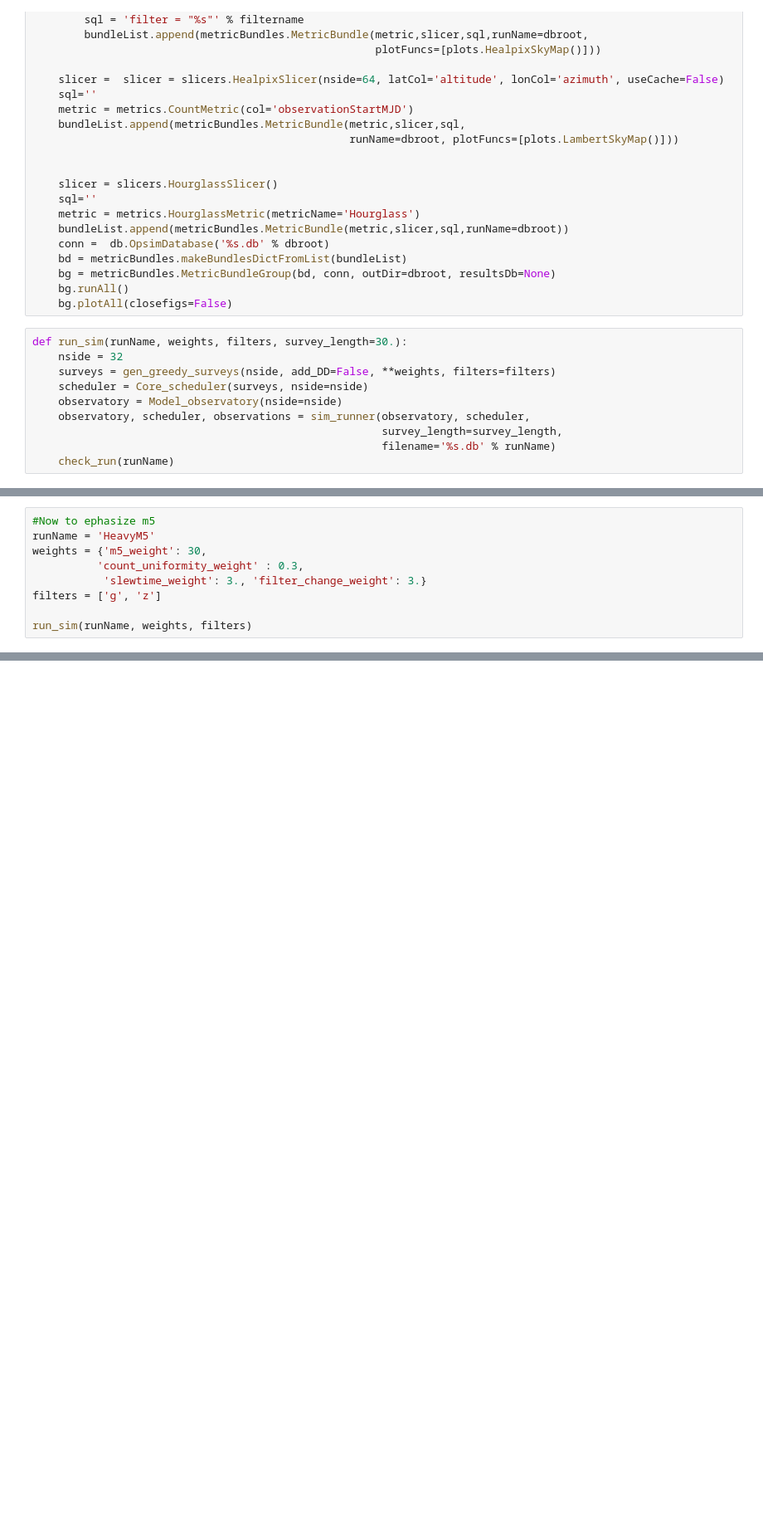
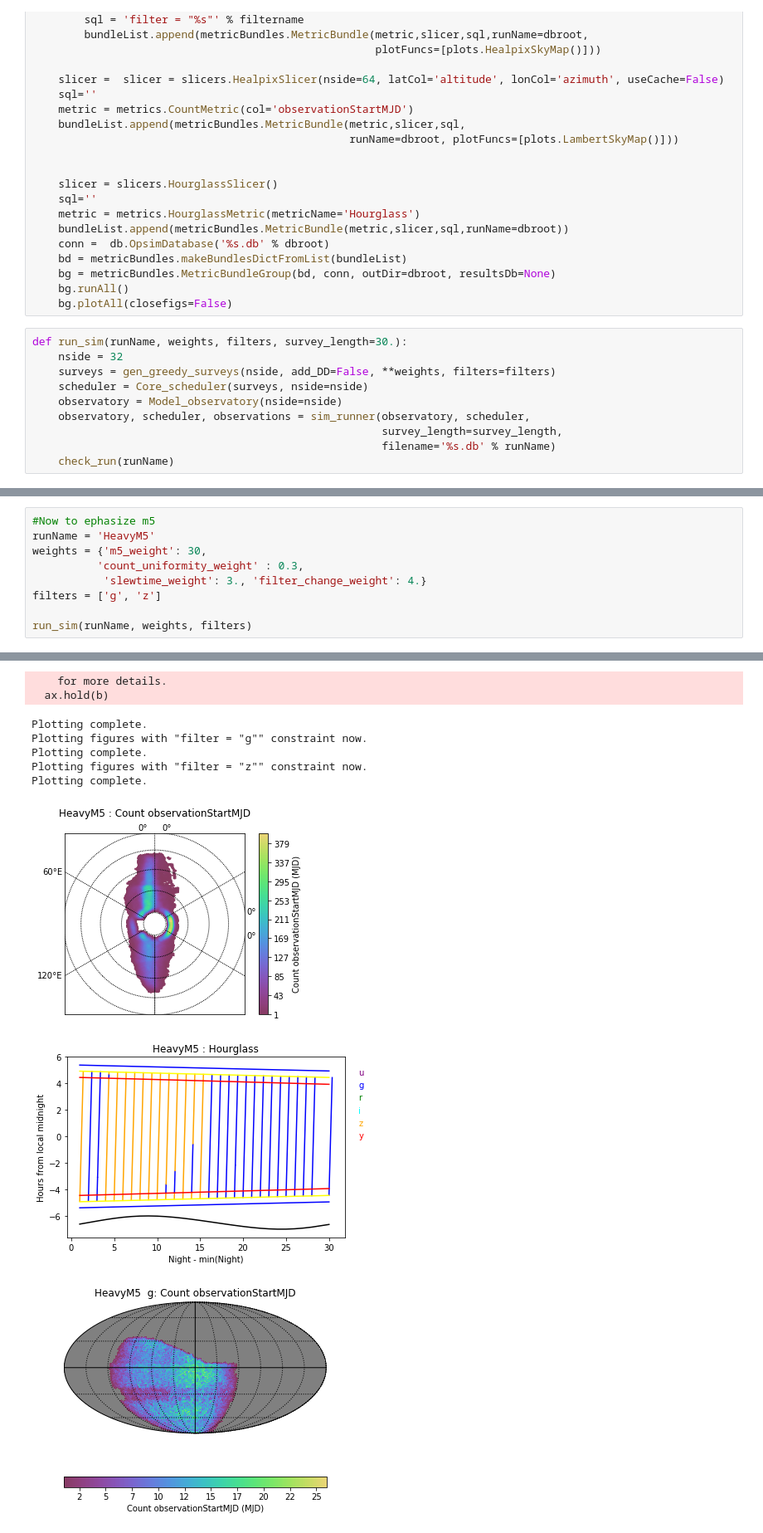
Before and after one commit to yoachim/18_scratch, a Jupyter notebook: slair_examples/2filter/greedy_2filter.ipynb, the cells around one changed output, grey strips where cells are left out. Shown at 83% size. Drawn from its saved outputs; the diff is of its cells as text; blank space fills up the shorter version.

```diff
--- a/slair_examples/2filter/greedy_2filter.ipynb
+++ b/slair_examples/2filter/greedy_2filter.ipynb
@@ -109,7 +149,8 @@ run_sim(runName, weights, filters)
 runName = 'HeavyM5'
 weights = {'m5_weight': 30,
           'count_uniformity_weight' : 0.3,
-           'slewtime_weight': 3., 'filter_change_weight': 3.}
+           'slewtime_weight': 3., 'filter_change_weight': 4.}
 filters = ['g', 'z']
 
 run_sim(runName, weights, filters)
+# %% [output]
@@ -115,0 +180,10 @@ run_sim(runName, weights, filters)
+    for more details.
+  ax.hold(b)
+Plotting complete.
+Plotting figures with "filter = "g"" constraint now.
+Plotting complete.
+Plotting figures with "filter = "z"" constraint now.
+Plotting complete.
+[figure, added]
+[figure, added]
+[figure, added]
```
Also changed, not shown: parts of 6 cells of this notebook, 3 other files.
